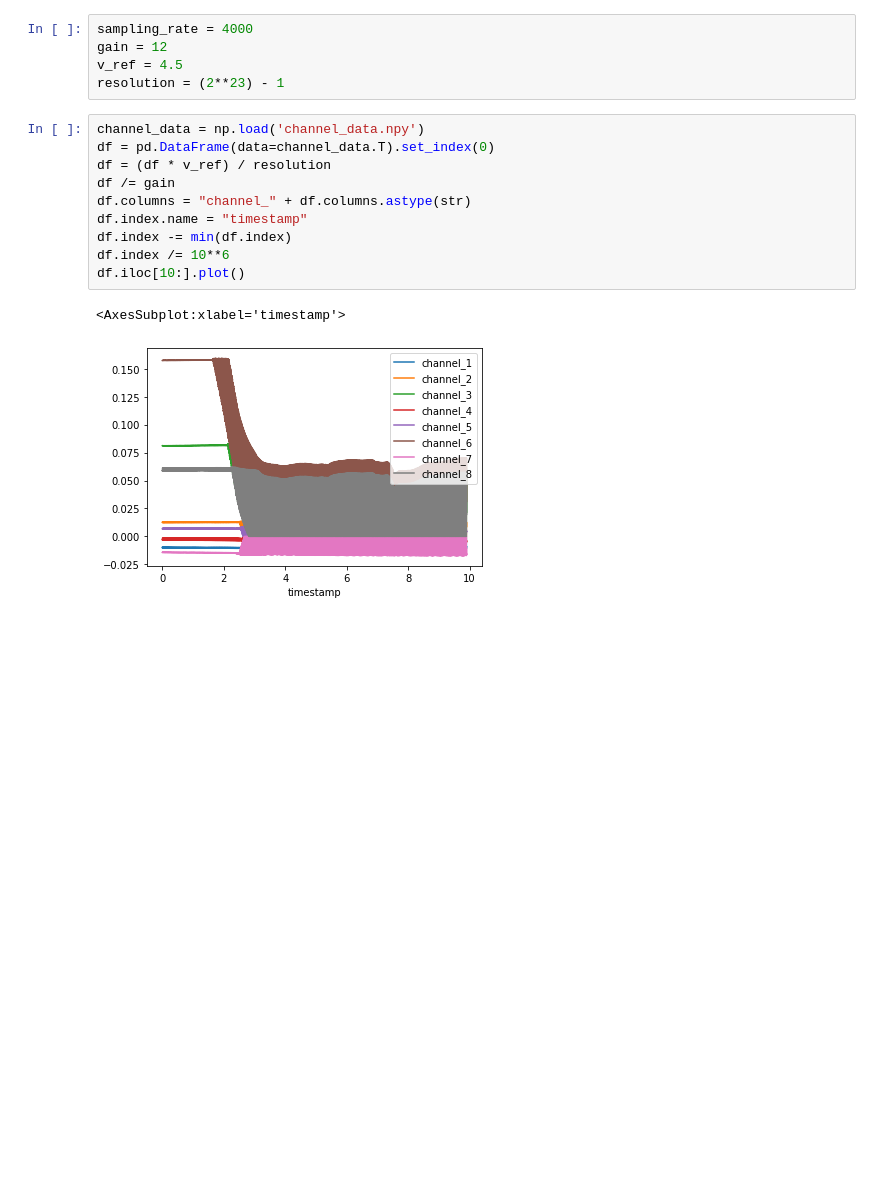
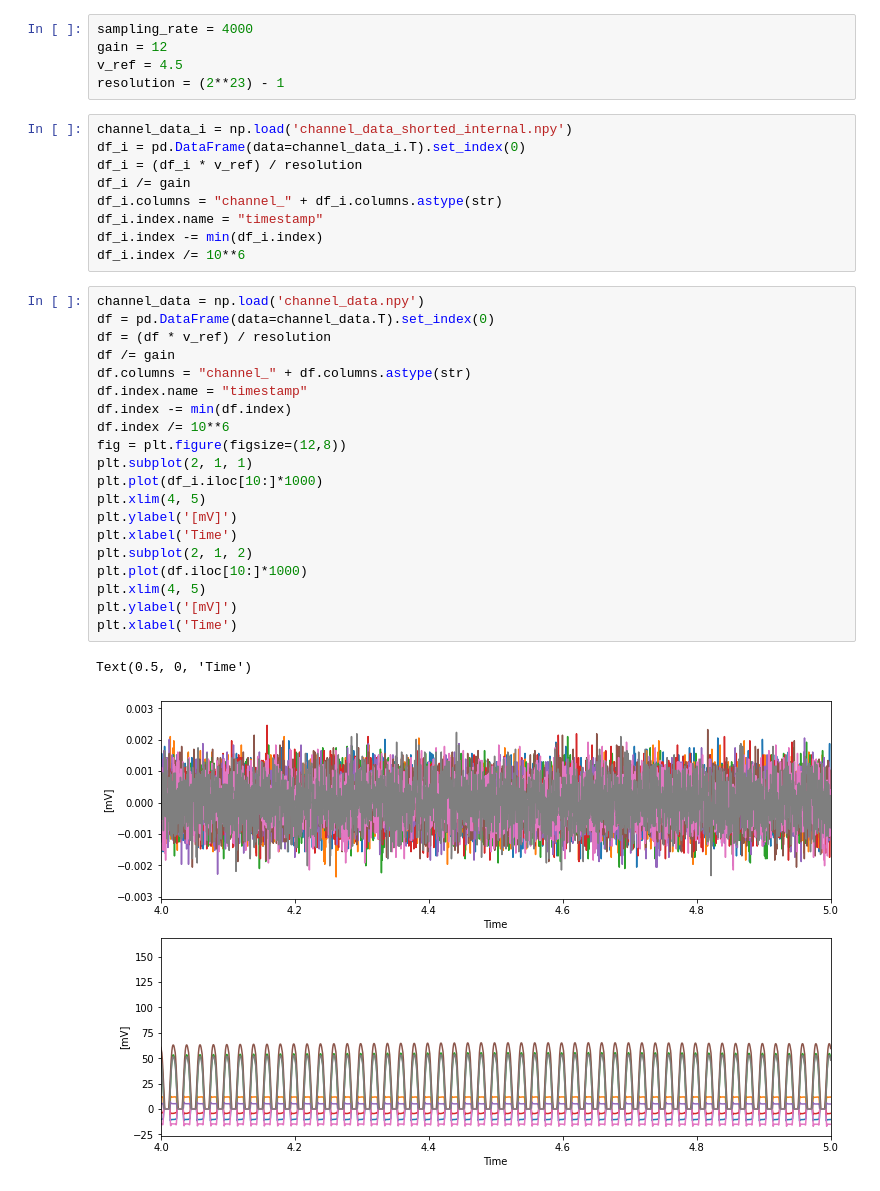
Before and after one commit to kstray/master-thesis-implementation, a Jupyter notebook: emg_processing.ipynb, the cells around one changed output. Drawn from its saved outputs; the diff is of its cells as text; blank space fills up the shorter version.

```diff
--- a/emg_processing.ipynb
+++ b/emg_processing.ipynb
@@ -10,17 +10,36 @@ sampling_rate = 4000
 gain = 12
 v_ref = 4.5
 resolution = (2**23) - 1
+# %%
+channel_data_i = np.load('channel_data_shorted_internal.npy')
+df_i = pd.DataFrame(data=channel_data_i.T).set_index(0)
+df_i = (df_i * v_ref) / resolution
+df_i /= gain
+df_i.columns = "channel_" + df_i.columns.astype(str)
+df_i.index.name = "timestamp"
+df_i.index -= min(df_i.index)
+df_i.index /= 10**6
 # %%
 channel_data = np.load('channel_data.npy')
 df = pd.DataFrame(data=channel_data.T).set_index(0)
 df = (df * v_ref) / resolution
 df /= gain
 df.columns = "channel_" + df.columns.astype(str)
 df.index.name = "timestamp"
 df.index -= min(df.index)
 df.index /= 10**6
-df.iloc[10:].plot()
+fig = plt.figure(figsize=(12,8))
+plt.subplot(2, 1, 1)
+plt.plot(df_i.iloc[10:]*1000)
+plt.xlim(4, 5)
+plt.ylabel('[mV]')
+plt.xlabel('Time')
+plt.subplot(2, 1, 2)
+plt.plot(df.iloc[10:]*1000)
+plt.xlim(4, 5)
+plt.ylabel('[mV]')
+plt.xlabel('Time')
 # %% [output]
-<AxesSubplot:xlabel='timestamp'>
+Text(0.5, 0, 'Time')
-[figure, old version]
+[figure, new version]
 # %%
```
Also changed, not shown: parts of 9 cells of this notebook.
